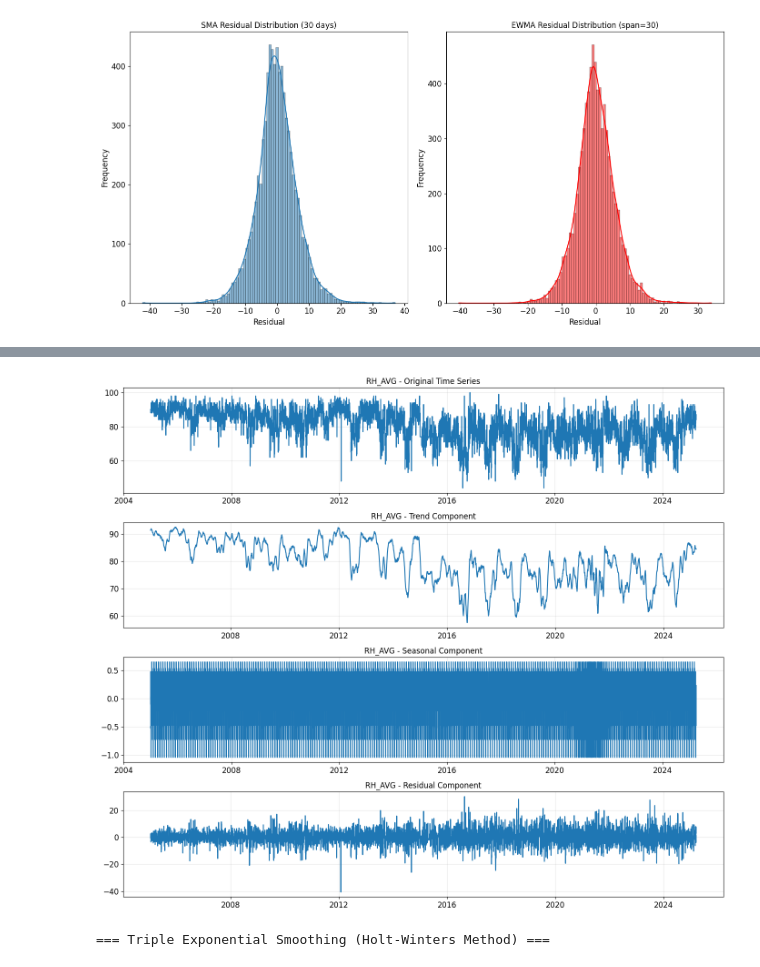
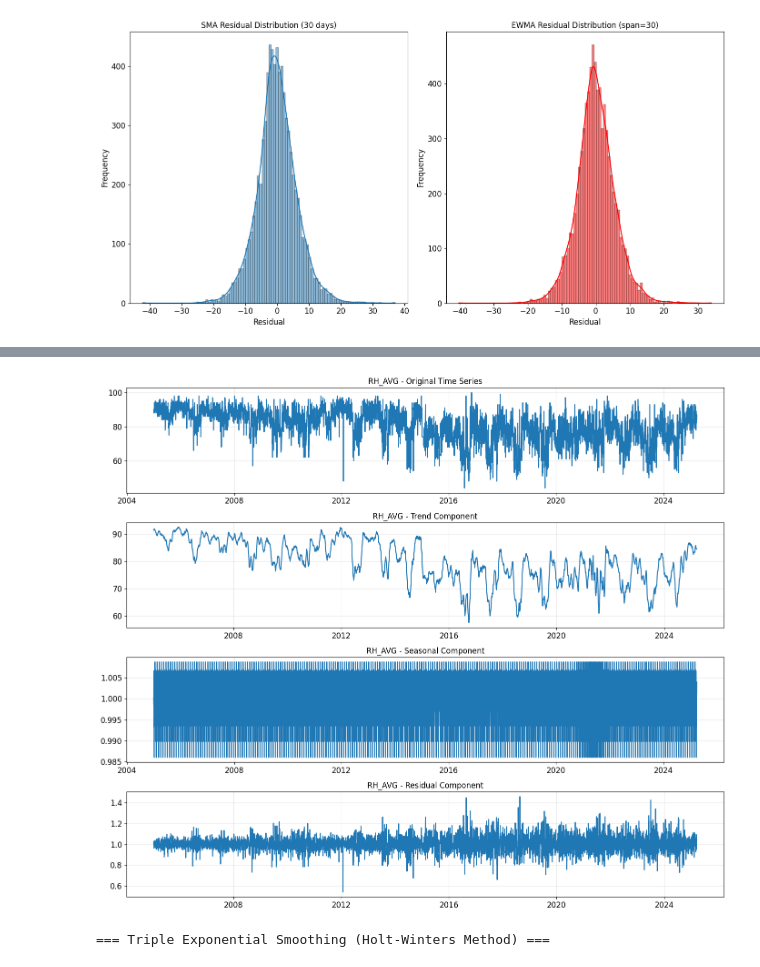
Before and after one commit to furqanramadhan/thesis_bachelor-degree, a Jupyter notebook: Dataset/BMKG/preprocessing/new_code_hw.ipynb, the cells around one changed output, grey strips where cells are left out. Drawn from its saved outputs; the diff is of its cells as text; code cells hidden in the pictures.

```diff
--- a/Dataset/BMKG/preprocessing/new_code_hw.ipynb
+++ b/Dataset/BMKG/preprocessing/new_code_hw.ipynb
@@ -282,35 +279,35 @@ plt.show()
 # 3. Seasonal Decomposition (alternatif HP Filter)
 # Seasonal decomposition menggunakan model additive
 
-# Apa beda multiplikatif dan aditive
+# Apa beda multiplikatif dan aditive?
+decomposition = seasonal_decompose(bmkg_data_filled[col_for_decomp], model='multiplicative', period=30)
 
-decomposition = seasonal_decompose(bmkg_data_filled[col_for_decomp], model='additive', period=30)
 
 # Visualisasi hasil seasonal decomposition
 plt.figure(figsize=(14, 12))
 
 plt.subplot(4, 1, 1)
 plt.plot(bmkg_data_filled.index, bmkg_data_filled[col_for_decomp])
 plt.title(f'{col_for_decomp} - Original Time Series')
 plt.grid(True, alpha=0.3)
 
 plt.subplot(4, 1, 2)
 plt.plot(bmkg_data_filled.index, decomposition.trend)
 plt.title(f'{col_for_decomp} - Trend Component')
 plt.grid(True, alpha=0.3)
 
 plt.subplot(4, 1, 3)
 plt.plot(bmkg_data_filled.index, decomposition.seasonal)
 plt.title(f'{col_for_decomp} - Seasonal Component')
 plt.grid(True, alpha=0.3)
 
 plt.subplot(4, 1, 4)
 plt.plot(bmkg_data_filled.index, decomposition.resid)
 plt.title(f'{col_for_decomp} - Residual Component')
 plt.grid(True, alpha=0.3)
 
 plt.tight_layout()
 plt.show()
 # %% [output]
-[figure, old version]
+[figure, new version]
 # %%
```
Also changed, not shown: parts of 8 cells of this notebook.
